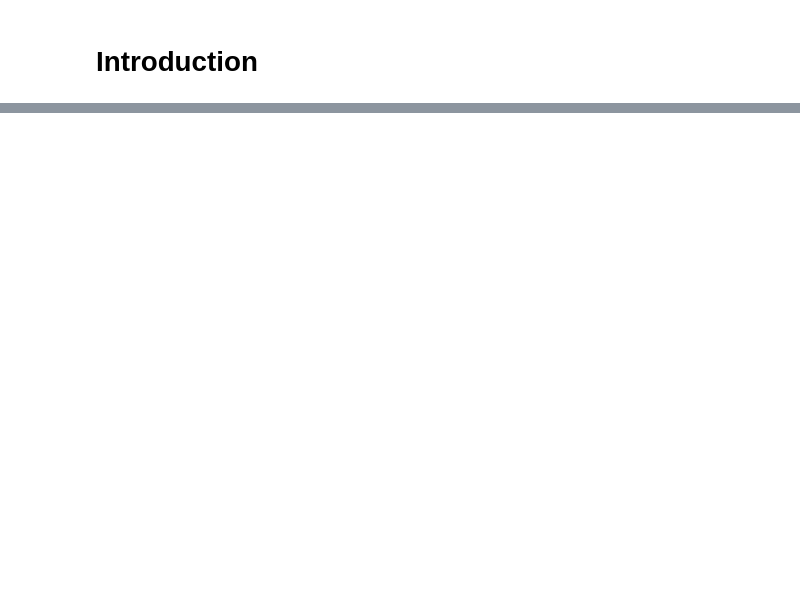
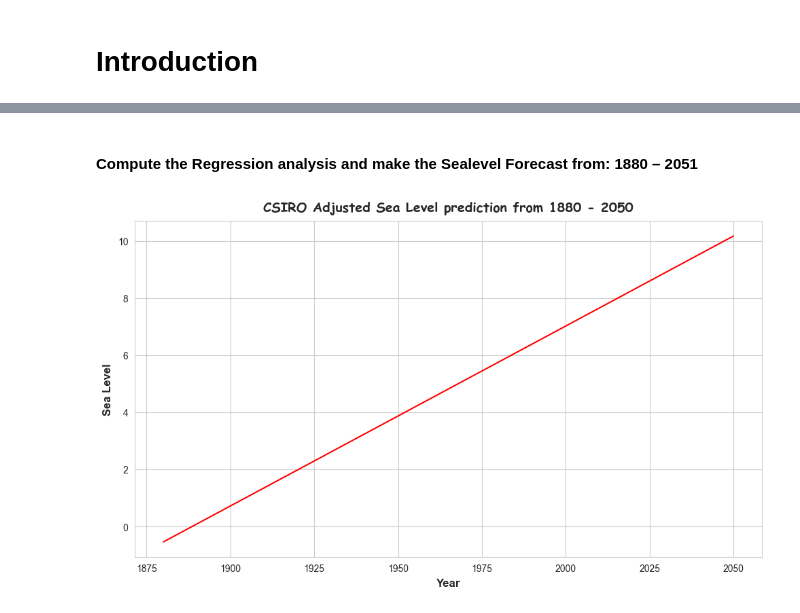
Before and after one commit to Peterez-Git/FreeCodeCamp-Data-Analysis-Projects, a Jupyter notebook: sea_level_predictor_project/sea_level_predictor_presentation.ipynb, the cells around one changed output, grey strips where cells are left out. Drawn from its saved outputs; the diff is of its cells as text; code cells hidden in the pictures; blank space fills up the shorter version.

```diff
--- a/sea_level_predictor_project/sea_level_predictor_presentation.ipynb
+++ b/sea_level_predictor_project/sea_level_predictor_presentation.ipynb
@@ -53,0 +76,18 @@ hello world
+# %% [markdown]
+<h4><b>Compute the Regression analysis and make the Sealevel Forecast from: 1880 – 2051</b></h4>
+# %%
+# Compute the linear regression and make the forecast
+res1 = linregress(df['Year'], df['CSIRO Adjusted Sea Level'])
+x_pred1 = np.arange(1880, 2051)
+y_pred1 = res1.intercept + res1.slope * x_pred1
+
+# Plot the regression line
+plt.figure(figsize=(10,6))
+plt.plot(x_pred1, y_pred1, color='r')
+plt.xlabel('Year', fontweight='bold', fontsize=12, labelpad=5)
+plt.ylabel('Sea Level',fontweight='bold', fontsize=12, labelpad=5)
+plt.title('CSIRO Adjusted Sea Level prediction from 1880 - 2050', fontweight='bold', fontsize=14,  family='Comic Sans MS')
+plt.tight_layout()
+plt.show()
+# %% [output]
+[figure, added]
```
Also changed, not shown: parts of 8 cells of this notebook, 1 other file.
